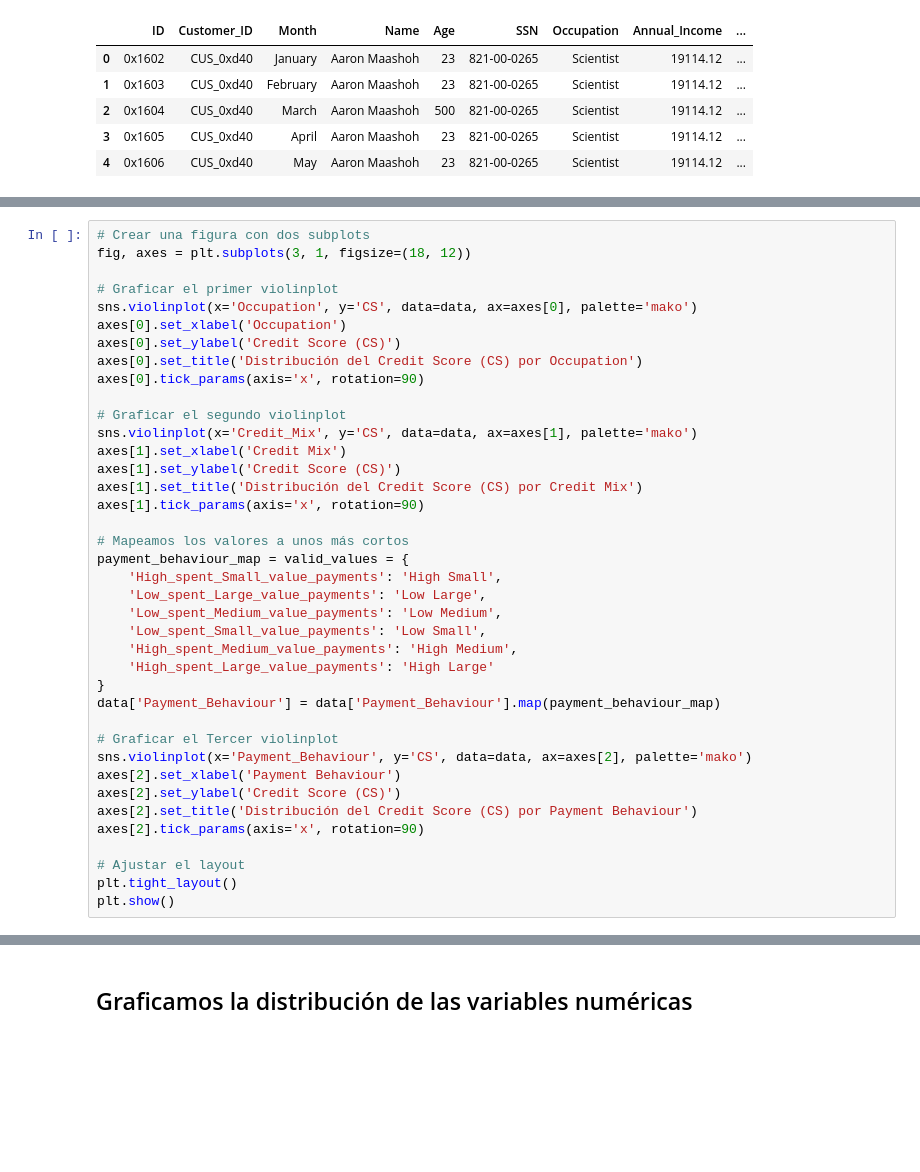
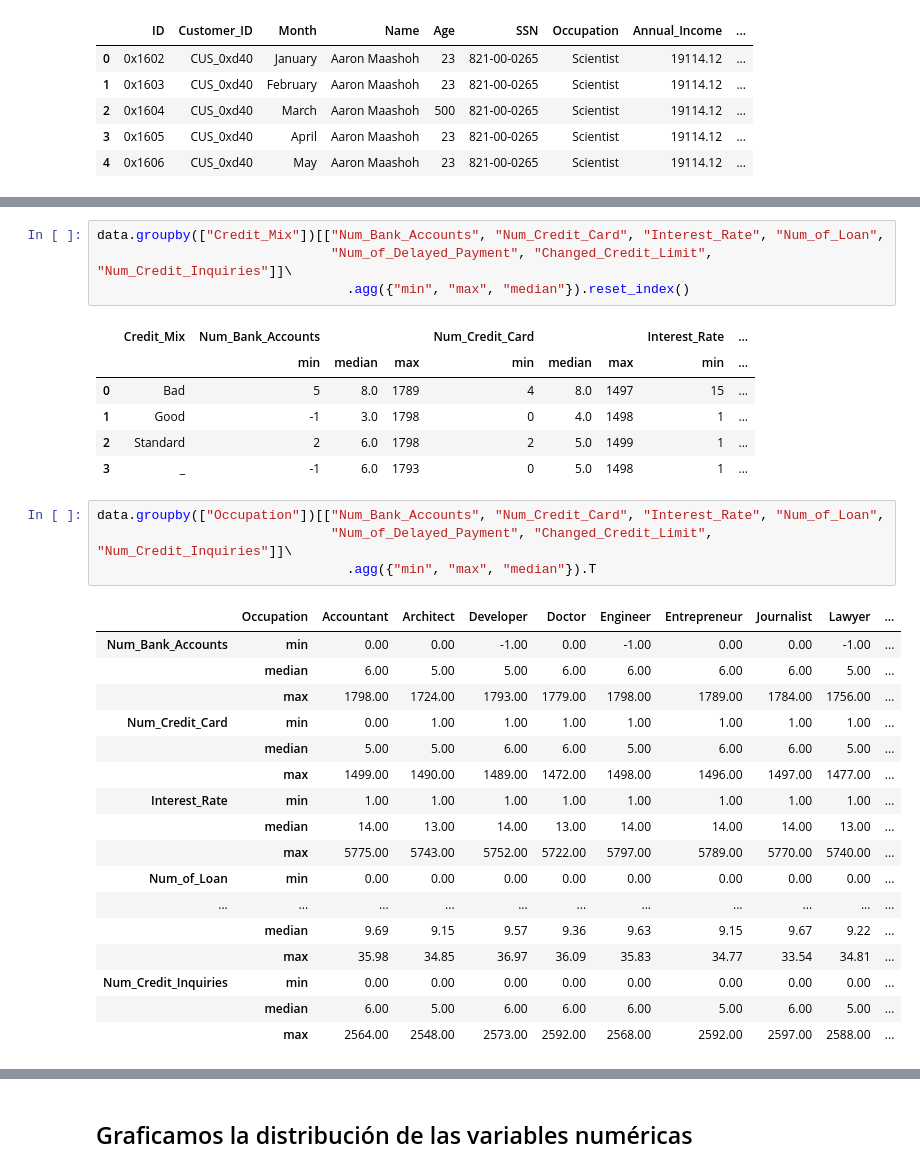
Before and after one commit to PauloVilla/Modelo_Credito_01, a Jupyter notebook: Modelo de credito.ipynb, the cells around one changed output, grey strips where cells are left out. Drawn from its saved outputs; the diff is of its cells as text; blank space fills up the shorter version.

```diff
--- a/Modelo de credito.ipynb
+++ b/Modelo de credito.ipynb
@@ -177,39 +177,0 @@ Ejemplo de conversión variable Credit_History_Age. Antes: 11 Years and 6 Months
-# %%
-# Crear una figura con dos subplots
-fig, axes = plt.subplots(3, 1, figsize=(18, 12))
-
-# Graficar el primer violinplot
-sns.violinplot(x='Occupation', y='CS', data=data, ax=axes[0], palette='mako')
-axes[0].set_xlabel('Occupation')
-axes[0].set_ylabel('Credit Score (CS)')
-axes[0].set_title('Distribución del Credit Score (CS) por Occupation')
-axes[0].tick_params(axis='x', rotation=90)
-
-# Graficar el segundo violinplot
-sns.violinplot(x='Credit_Mix', y='CS', data=data, ax=axes[1], palette='mako')
-axes[1].set_xlabel('Credit Mix')
-axes[1].set_ylabel('Credit Score (CS)')
-axes[1].set_title('Distribución del Credit Score (CS) por Credit Mix')
-axes[1].tick_params(axis='x', rotation=90)
-
-# Mapeamos los valores a unos más cortos
-payment_behaviour_map = valid_values = {
-    'High_spent_Small_value_payments': 'High Small',
-    'Low_spent_Large_value_payments': 'Low Large',
-    'Low_spent_Medium_value_payments': 'Low Medium',
-    'Low_spent_Small_value_payments': 'Low Small',
-    'High_spent_Medium_value_payments': 'High Medium',
-    'High_spent_Large_value_payments': 'High Large'
-}
-data['Payment_Behaviour'] = data['Payment_Behaviour'].map(payment_behaviour_map)
-
-# Graficar el Tercer violinplot
-sns.violinplot(x='Payment_Behaviour', y='CS', data=data, ax=axes[2], palette='mako')
-axes[2].set_xlabel('Payment Behaviour')
-axes[2].set_ylabel('Credit Score (CS)')
-axes[2].set_title('Distribución del Credit Score (CS) por Payment Behaviour')
-axes[2].tick_params(axis='x', rotation=90)
-
-# Ajustar el layout
-plt.tight_layout()
-plt.show()
@@ -217,0 +178,33 @@ plt.show()
+# %%
+data.groupby(["Credit_Mix"])[["Num_Bank_Accounts", "Num_Credit_Card", "Interest_Rate", "Num_of_Loan",
+                              "Num_of_Delayed_Payment", "Changed_Credit_Limit", "Num_Credit_Inquiries"]]\
+                                .agg({"min", "max", "median"}).reset_index()
+# %% [output]
+|  | Credit_Mix | Num_Bank_Accounts |  |  | Num_Credit_Card |  |  | Interest_Rate | ... |
+|  |  | min | median | max | min | median | max | min | ... |
+| 0 | Bad | 5 | 8.0 | 1789 | 4 | 8.0 | 1497 | 15 | ... |
+| 1 | Good | -1 | 3.0 | 1798 | 0 | 4.0 | 1498 | 1 | ... |
+| 2 | Standard | 2 | 6.0 | 1798 | 2 | 5.0 | 1499 | 1 | ... |
+| 3 | _ | -1 | 6.0 | 1793 | 0 | 5.0 | 1498 | 1 | ... |
+# %%
+data.groupby(["Occupation"])[["Num_Bank_Accounts", "Num_Credit_Card", "Interest_Rate", "Num_of_Loan",
+                              "Num_of_Delayed_Payment", "Changed_Credit_Limit", "Num_Credit_Inquiries"]]\
+                                .agg({"min", "max", "median"}).T
+# %% [output]
+|  | Occupation | Accountant | Architect | Developer | Doctor | Engineer | Entrepreneur | Journalist | Lawyer | ... |
+| Num_Bank_Accounts | min | 0.00 | 0.00 | -1.00 | 0.00 | -1.00 | 0.00 | 0.00 | -1.00 | ... |
+|  | median | 6.00 | 5.00 | 5.00 | 6.00 | 6.00 | 6.00 | 6.00 | 5.00 | ... |
+|  | max | 1798.00 | 1724.00 | 1793.00 | 1779.00 | 1798.00 | 1789.00 | 1784.00 | 1756.00 | ... |
+| Num_Credit_Card | min | 0.00 | 1.00 | 1.00 | 1.00 | 1.00 | 1.00 | 1.00 | 1.00 | ... |
+|  | median | 5.00 | 5.00 | 6.00 | 6.00 | 5.00 | 6.00 | 6.00 | 5.00 | ... |
+|  | max | 1499.00 | 1490.00 | 1489.00 | 1472.00 | 1498.00 | 1496.00 | 1497.00 | 1477.00 | ... |
+| Interest_Rate | min | 1.00 | 1.00 | 1.00 | 1.00 | 1.00 | 1.00 | 1.00 | 1.00 | ... |
+|  | median | 14.00 | 13.00 | 14.00 | 13.00 | 14.00 | 14.00 | 14.00 | 13.00 | ... |
+|  | max | 5775.00 | 5743.00 | 5752.00 | 5722.00 | 5797.00 | 5789.00 | 5770.00 | 5740.00 | ... |
+| Num_of_Loan | min | 0.00 | 0.00 | 0.00 | 0.00 | 0.00 | 0.00 | 0.00 | 0.00 | ... |
+| ... | ... | ... | ... | ... | ... | ... | ... | ... | ... | ... |
+|  | median | 9.69 | 9.15 | 9.57 | 9.36 | 9.63 | 9.15 | 9.67 | 9.22 | ... |
+|  | max | 35.98 | 34.85 | 36.97 | 36.09 | 35.83 | 34.77 | 33.54 | 34.81 | ... |
+| Num_Credit_Inquiries | min | 0.00 | 0.00 | 0.00 | 0.00 | 0.00 | 0.00 | 0.00 | 0.00 | ... |
+|  | median | 6.00 | 5.00 | 6.00 | 6.00 | 6.00 | 5.00 | 6.00 | 5.00 | ... |
+|  | max | 2564.00 | 2548.00 | 2573.00 | 2592.00 | 2568.00 | 2592.00 | 2597.00 | 2588.00 | ... |
```
Also changed, not shown: parts of 9 cells of this notebook.
